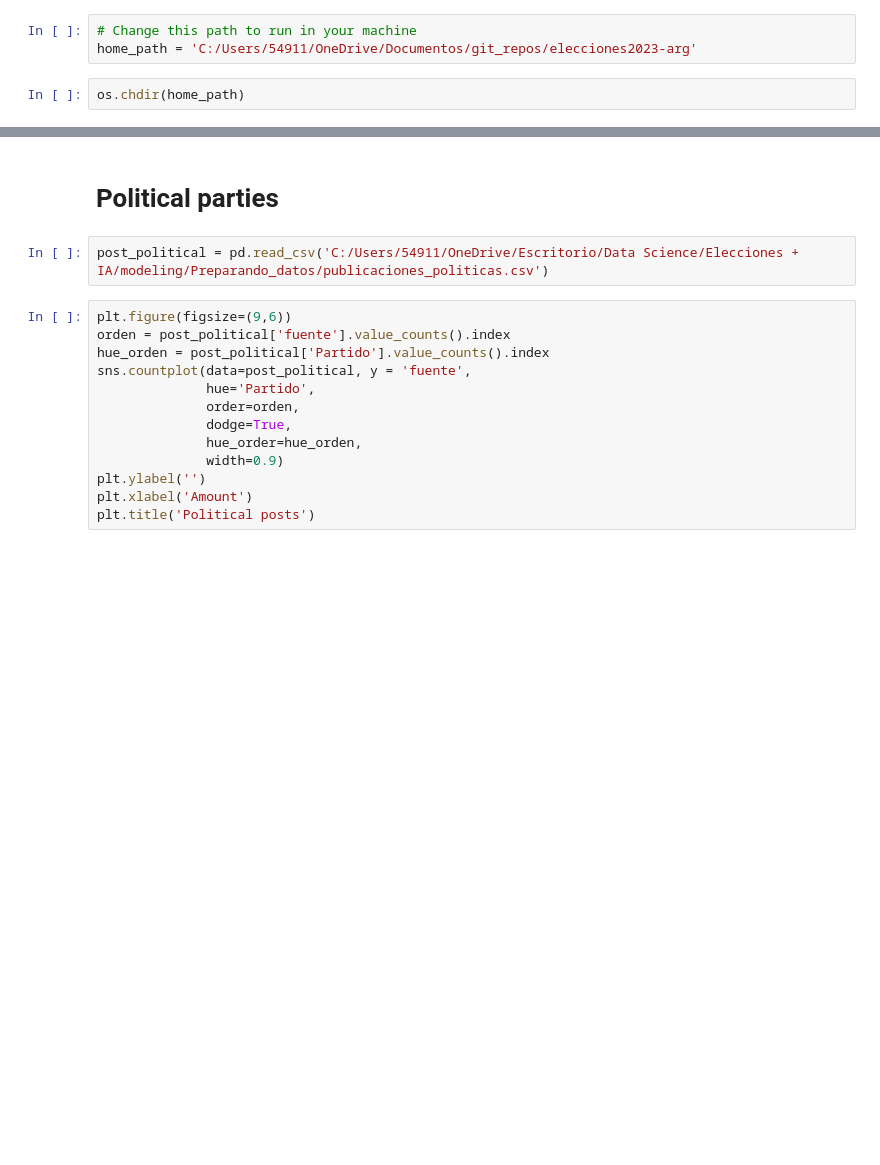
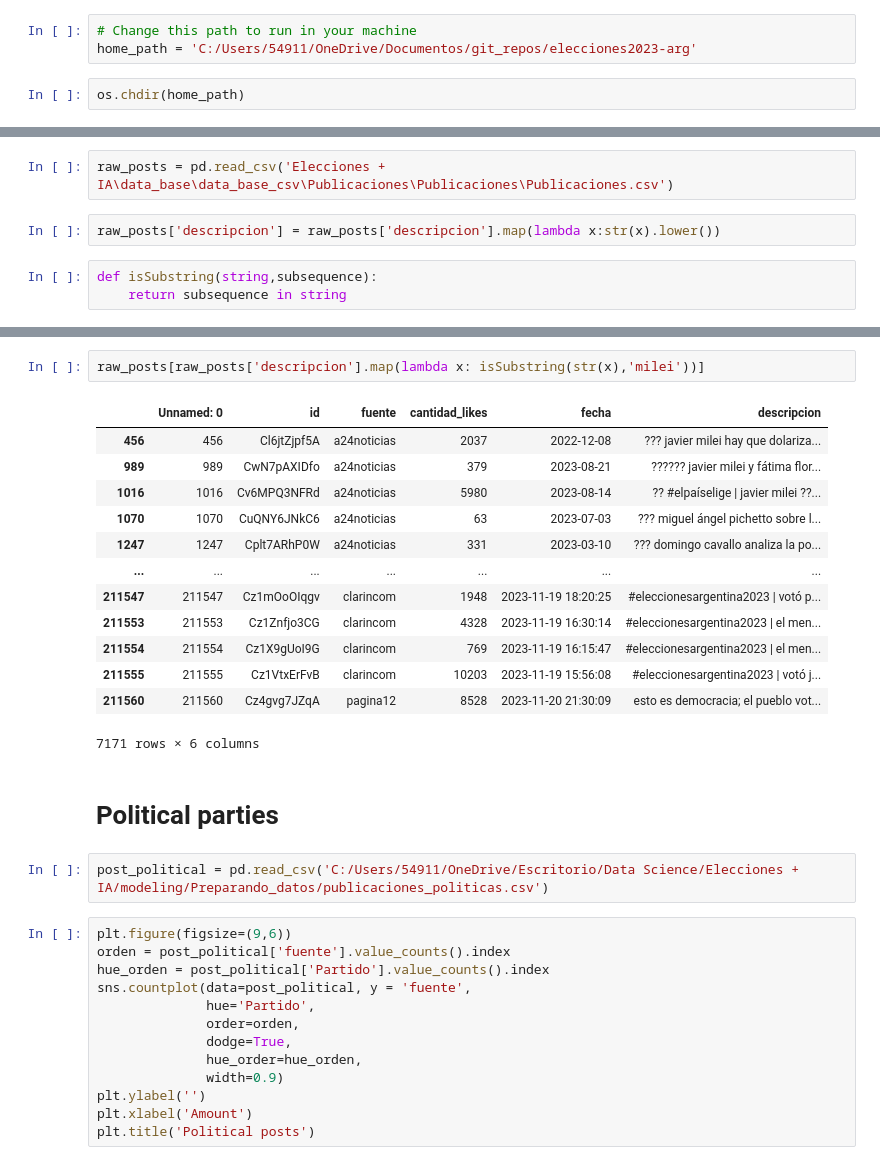
Before and after one commit to 0sc4rL0pez/elecciones2023-arg, a Jupyter notebook: Elecciones + IA/analisis_exploratorio/plotting.ipynb, the cells around one changed output, grey strips where cells are left out. Cells and saved outputs as stored; diff of their text form; blank space fills up the shorter version.

Commit message:
reviewing code for preparing data modeling

```diff
--- a/Elecciones + IA/analisis_exploratorio/plotting.ipynb
+++ b/Elecciones + IA/analisis_exploratorio/plotting.ipynb
@@ -14,0 +52,7 @@ os.chdir(home_path)
+# %%
+raw_posts = pd.read_csv('Elecciones + IA\data_base\data_base_csv\Publicaciones\Publicaciones\Publicaciones.csv')
+# %%
+raw_posts['descripcion'] = raw_posts['descripcion'].map(lambda x:str(x).lower())
+# %%
+def isSubstring(string,subsequence):
+    return subsequence in string
@@ -15,3 +68,19 @@ os.chdir(home_path)
+# %%
+raw_posts[raw_posts['descripcion'].map(lambda x: isSubstring(str(x),'milei'))]
+# %% [output]
+|  | Unnamed: 0 | id | fuente | cantidad_likes | fecha | descripcion |
+| 456 | 456 | Cl6jtZjpf5A | a24noticias | 2037 | 2022-12-08 | ??? javier milei hay que dolariza... |
+| 989 | 989 | CwN7pAXIDfo | a24noticias | 379 | 2023-08-21 | ?????? javier milei y fátima flor... |
+| 1016 | 1016 | Cv6MPQ3NFRd | a24noticias | 5980 | 2023-08-14 | ?? #elpaíselige | javier milei ??... |
+| 1070 | 1070 | CuQNY6JNkC6 | a24noticias | 63 | 2023-07-03 | ??? miguel ángel pichetto sobre l... |
+| 1247 | 1247 | Cplt7ARhP0W | a24noticias | 331 | 2023-03-10 | ??? domingo cavallo analiza la po... |
+| ... | ... | ... | ... | ... | ... | ... |
+| 211547 | 211547 | Cz1mOoOIqgv | clarincom | 1948 | 2023-11-19 18:20:25 | #eleccionesargentina2023 | votó p... |
+| 211553 | 211553 | Cz1Znfjo3CG | clarincom | 4328 | 2023-11-19 16:30:14 | #eleccionesargentina2023 | el men... |
+| 211554 | 211554 | Cz1X9gUoI9G | clarincom | 769 | 2023-11-19 16:15:47 | #eleccionesargentina2023 | el men... |
+| 211555 | 211555 | Cz1VtxErFvB | clarincom | 10203 | 2023-11-19 15:56:08 | #eleccionesargentina2023 | votó j... |
+| 211560 | 211560 | Cz4gvg7JZqA | pagina12 | 8528 | 2023-11-20 21:30:09 | esto es democracia; el pueblo vot... |
+7171 rows × 6 columns
 # %% [markdown]
 # Political parties
 # %%
```
Also changed, not shown: parts of 7 cells of this notebook, 1 other file.
